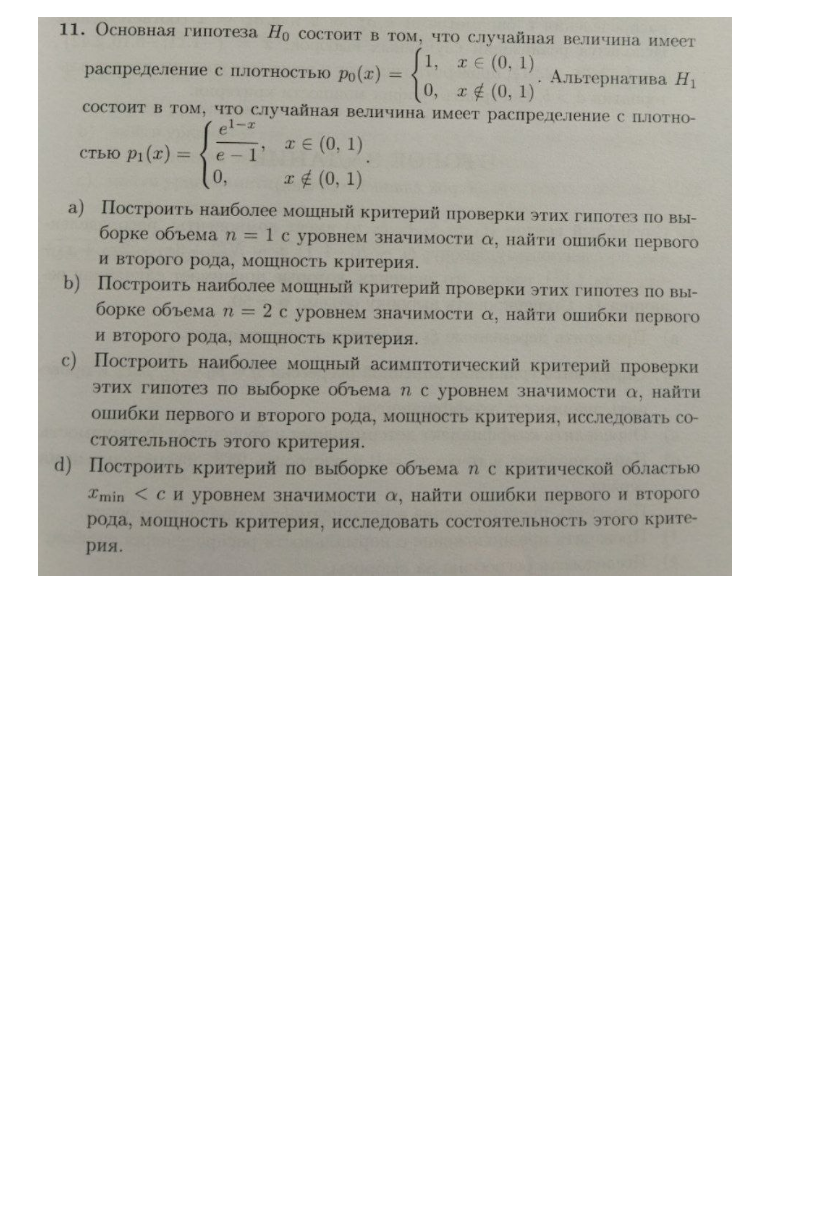
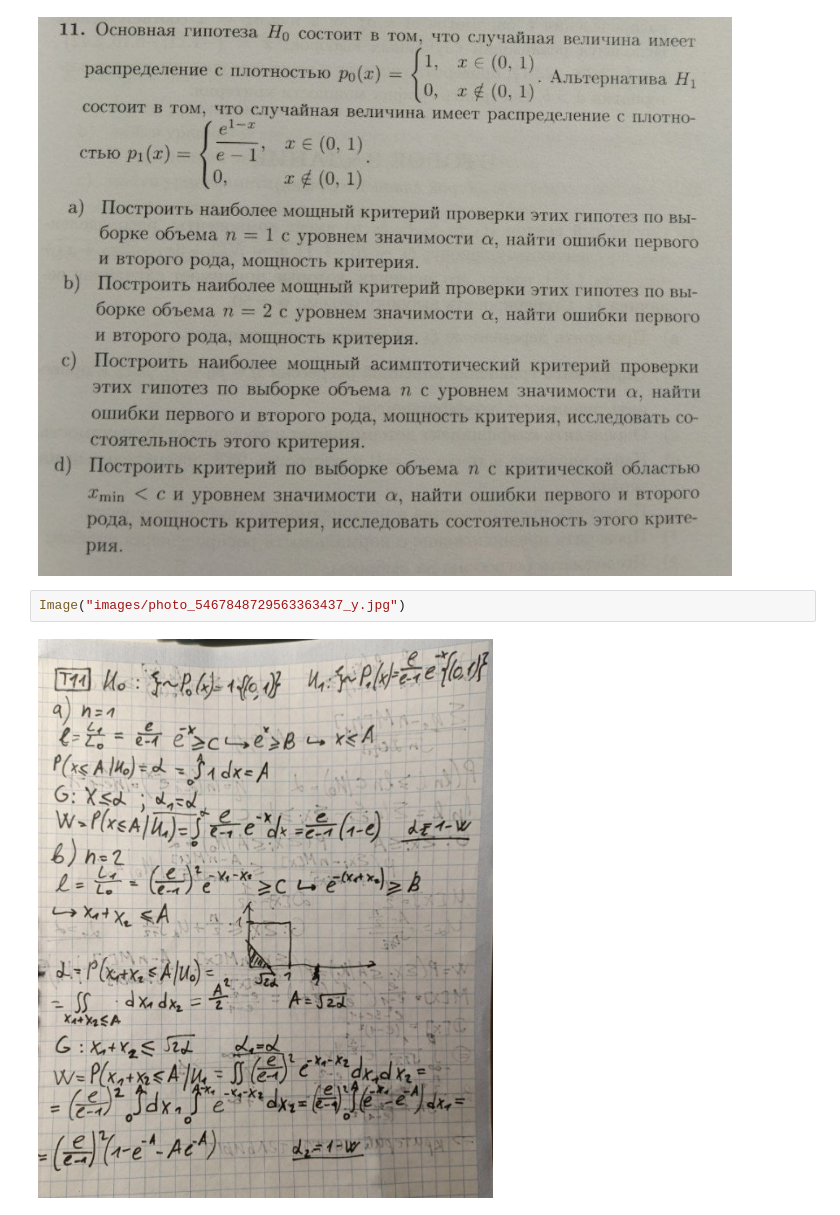
Before and after one commit to Salnikova-Lida/Math_stat_2025_spring, a Jupyter notebook: assignment_1/task11.ipynb, the cells around one changed output. Drawn from its saved outputs; the diff is of its cells as text; blank space fills up the shorter version.

```diff
--- a/assignment_1/task11.ipynb
+++ b/assignment_1/task11.ipynb
@@ -4,3 +4,7 @@ from IPython.display import Image
 Image("images/photo_5350494331657645208_y.jpg")
 # %% [output]
 [figure]
+# %%
+Image("images/photo_5467848729563363437_y.jpg")
+# %% [output]
+[figure, added]
```
Also changed, not shown: parts of 2 cells of this notebook, 10 other files.
